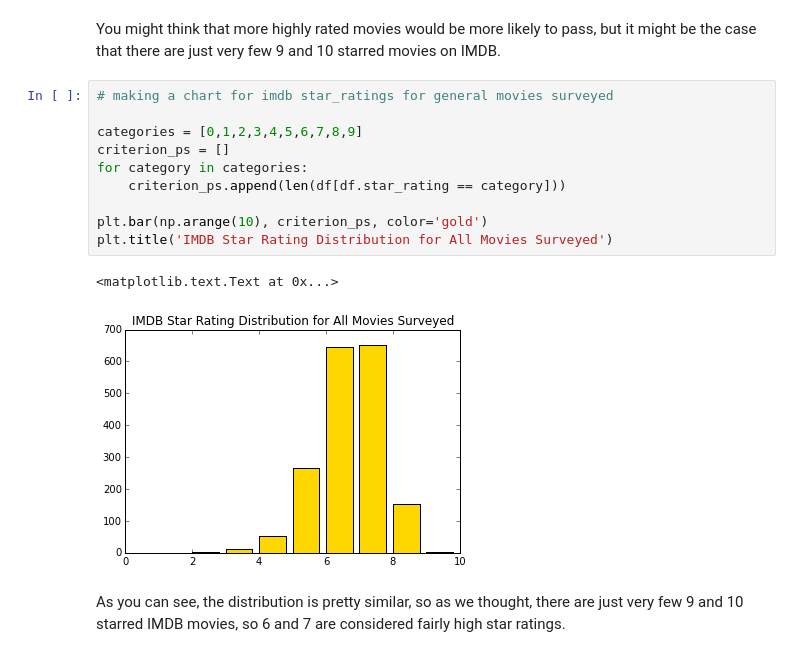
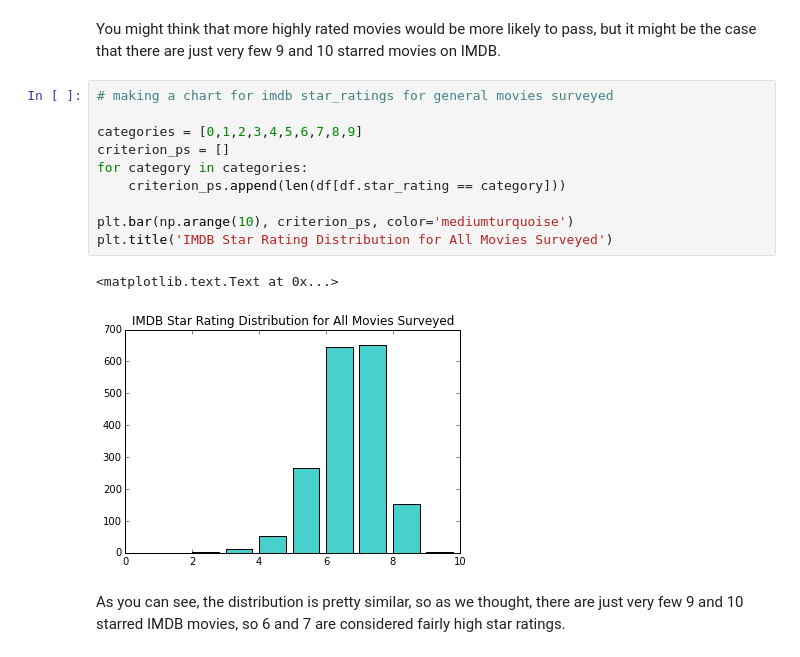
Before and after one commit to breaclark/DAT_SF_14, a Jupyter notebook: bechdel_project/Complete_Bechdel_Project.ipynb, the cells around one changed output. Drawn from its saved outputs; the diff is of its cells as text.

```diff
--- a/bechdel_project/Complete_Bechdel_Project.ipynb
+++ b/bechdel_project/Complete_Bechdel_Project.ipynb
@@ -517,16 +583,16 @@ You might think that more highly rated movies would be more likely to pass, but
 # %%
 # making a chart for imdb star_ratings for general movies surveyed
 
 categories = [0,1,2,3,4,5,6,7,8,9]
 criterion_ps = []
 for category in categories:
     criterion_ps.append(len(df[df.star_rating == category]))
 
-plt.bar(np.arange(10), criterion_ps, color='gold')
+plt.bar(np.arange(10), criterion_ps, color='mediumturquoise')
 plt.title('IMDB Star Rating Distribution for All Movies Surveyed')
 # %% [output]
 <matplotlib.text.Text at 0x...>
-[figure, old version]
+[figure, new version]
 # %% [markdown]
 As you can see, the distribution is pretty similar, so as we thought, there are just very few 9 and 10 starred IMDB movies, so 6 and 7 are considered fairly high star ratings.
 # %%
```
Also changed, not shown: parts of 22 cells of this notebook.
